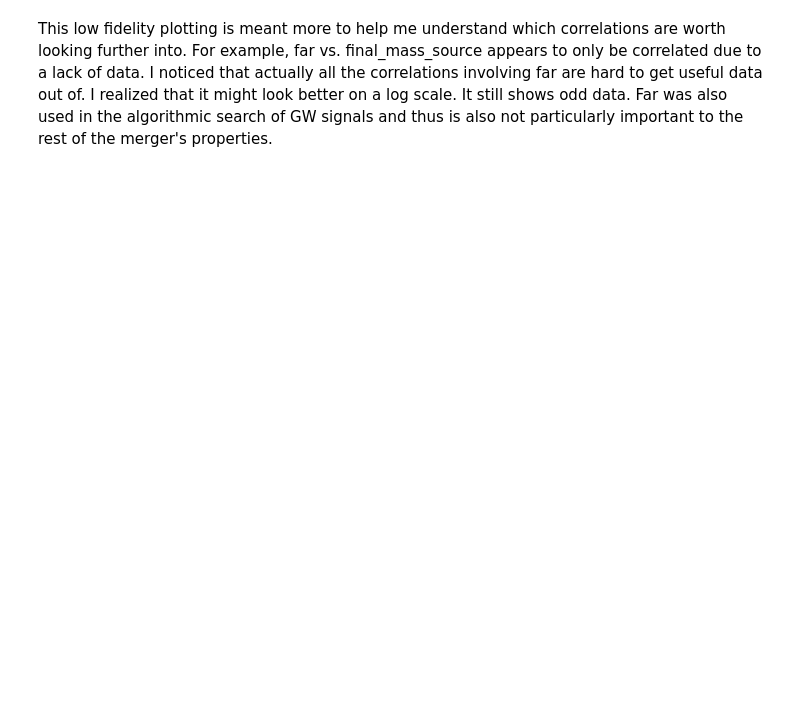
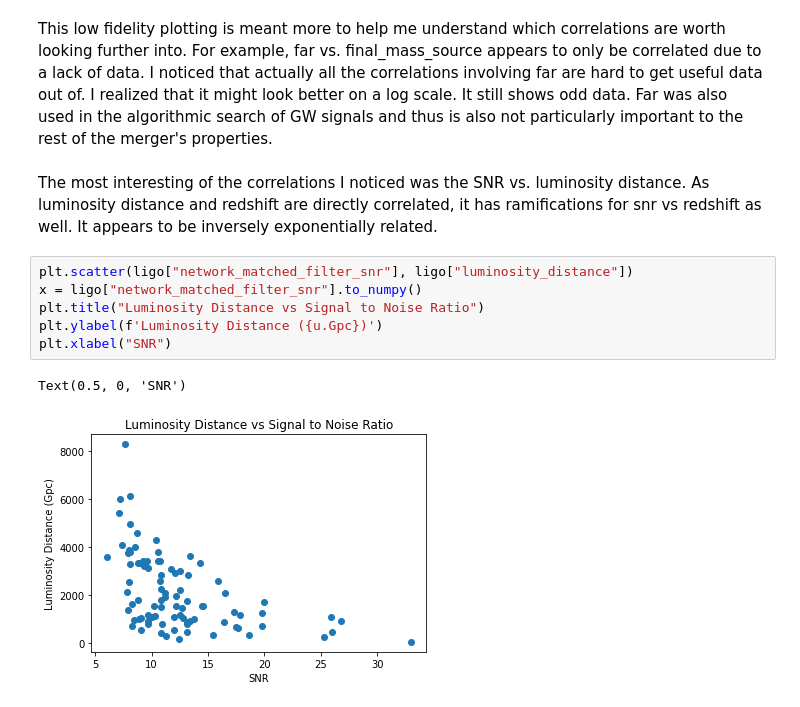
Before and after one commit to thor-ium/LIGO-Data-Analysis, a Jupyter notebook: Final_Project_thbr2284.ipynb, the cells around one changed output. Drawn from its saved outputs; the diff is of its cells as text; blank space fills up the shorter version.

```diff
--- a/Final_Project_thbr2284.ipynb
+++ b/Final_Project_thbr2284.ipynb
@@ -389,2 +390,13 @@ entered
 # %% [markdown]
 This low fidelity plotting is meant more to help me understand which correlations are worth looking further into. For example, far vs. final_mass_source appears to only be correlated due to a lack of data. I noticed that actually all the correlations involving far are hard to get useful data out of. I realized that it might look better on a log scale. It still shows odd data. Far was also used in the algorithmic search of GW signals and thus is also not particularly important to the rest of the merger's properties.
+# %% [markdown]
+The most interesting of the correlations I noticed was the SNR vs. luminosity distance. As luminosity distance and redshift are directly correlated, it has ramifications for snr vs redshift as well. It appears to be inversely exponentially related.
+# %%
+plt.scatter(ligo["network_matched_filter_snr"], ligo["luminosity_distance"])
+x = ligo["network_matched_filter_snr"].to_numpy()
+plt.title("Luminosity Distance vs Signal to Noise Ratio")
+plt.ylabel(f'Luminosity Distance ({u.Gpc})')
+plt.xlabel("SNR")
+# %% [output]
+Text(0.5, 0, 'SNR')
+[figure, added]
```
Also changed, not shown: parts of 6 cells of this notebook, 9 other files.
